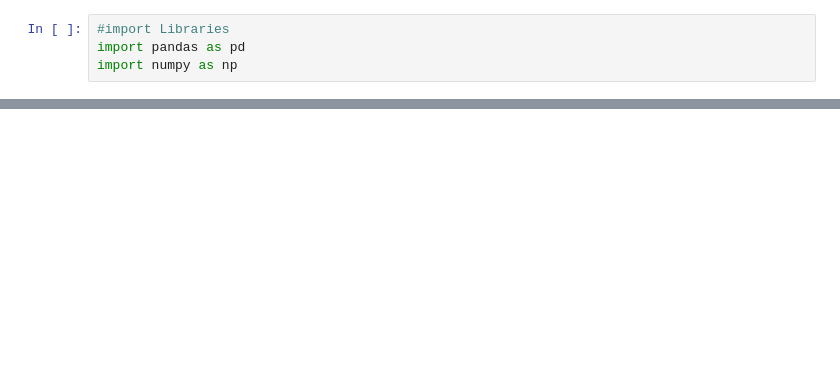
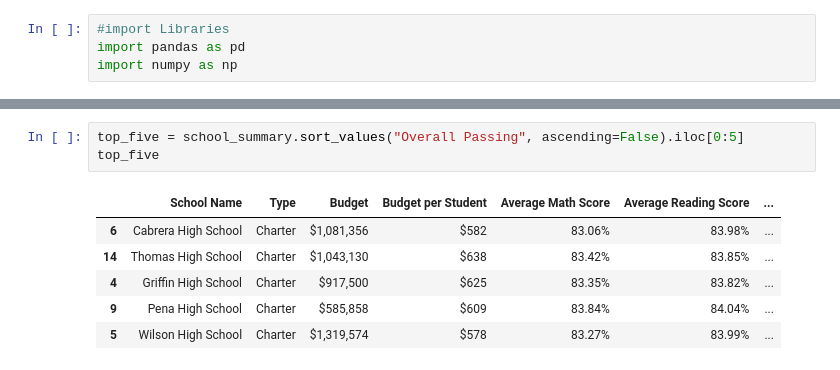
Before and after one commit to calindner/04---Assignment, a Jupyter notebook: AcedemyPy.ipynb, the cells around one changed output, grey strips where cells are left out. Drawn from its saved outputs; the diff is of its cells as text; blank space fills up the shorter version.

```diff
--- a/AcedemyPy.ipynb
+++ b/AcedemyPy.ipynb
@@ -118,0 +148,10 @@ School_Summary
+# %%
+top_five = school_summary.sort_values("Overall Passing", ascending=False).iloc[0:5]
+top_five
+# %% [output]
+|  | School Name | Type | Budget | Budget per Student | Average Math Score | Average Reading Score | ... |
+| 6 | Cabrera High School | Charter | $1,081,356 | $582 | 83.06% | 83.98% | ... |
+| 14 | Thomas High School | Charter | $1,043,130 | $638 | 83.42% | 83.85% | ... |
+| 4 | Griffin High School | Charter | $917,500 | $625 | 83.35% | 83.82% | ... |
+| 9 | Pena High School | Charter | $585,858 | $609 | 83.84% | 84.04% | ... |
+| 5 | Wilson High School | Charter | $1,319,574 | $578 | 83.27% | 83.99% | ... |
```
Also changed, not shown: parts of 24 cells of this notebook.
